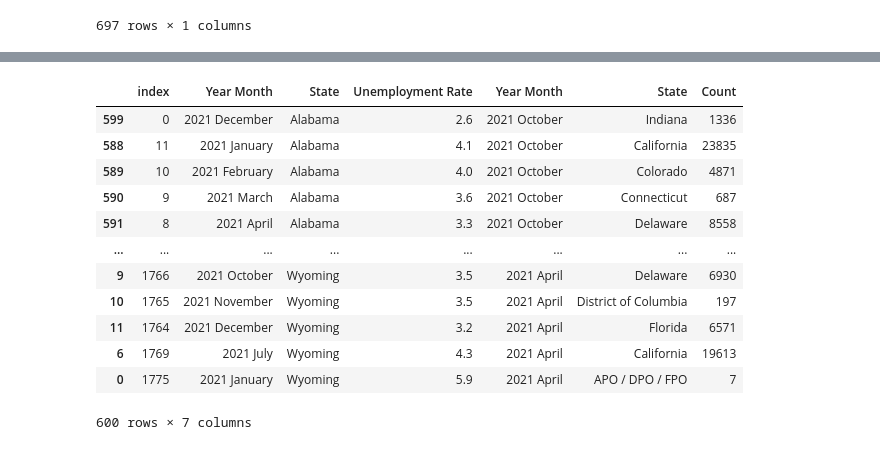
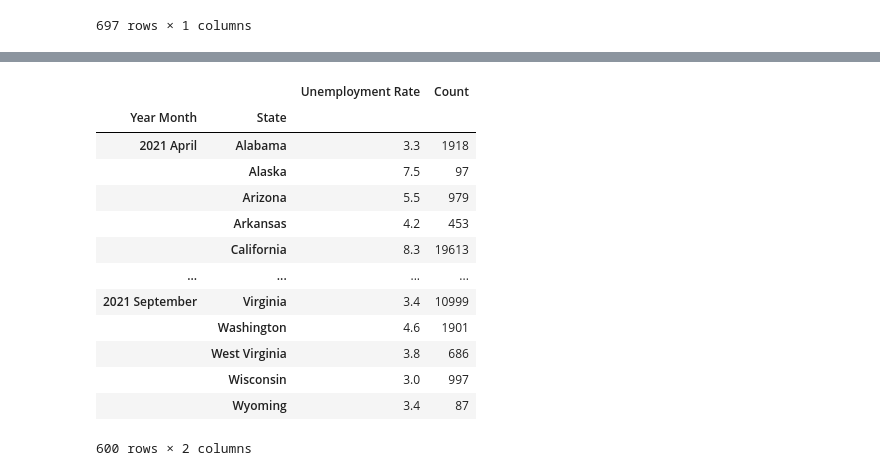
Before and after one commit to AkanSri/Project-1, a Jupyter notebook: Personal_Hakob/code_hakob.ipynb, the cells around one changed output, grey strips where cells are left out. Saved outputs shown, nothing was run; the diff lists cells and outputs as text; code cells hidden in the pictures.

```diff
--- a/Personal_Hakob/code_hakob.ipynb
+++ b/Personal_Hakob/code_hakob.ipynb
@@ -142,3 +143,10 @@ grouped_stats
 |  | Wisconsin | 997 |
 |  | Wyoming | 87 |
 697 rows × 1 columns
+# %%
+
+df_2021 = df_2021.reset_index()
+df_2021 = df_2021.drop(columns='index')
+
+grouped_2021 = df_2021.groupby(['Year Month', 'State']).sum()
+grouped_2021
@@ -145,22 +168,18 @@ grouped_stats
 # %%
-
-df_2021 = df_2021.reset_index()
-grouped_stats = grouped_stats.reset_index()
-df_2021 = df_2021.sort_values("State")
-
-combined_df = pd.concat([df_2021, grouped_stats], axis="columns", join="inner")
+combined_df = pd.concat([grouped_2021, grouped_stats], axis="columns", join="inner")
 combined_df
 # %% [output]
-|  | index | Year Month | State | Unemployment Rate | Year Month | State | Count |
-| 599 | 0 | 2021 December | Alabama | 2.6 | 2021 October | Indiana | 1336 |
-| 588 | 11 | 2021 January | Alabama | 4.1 | 2021 October | California | 23835 |
-| 589 | 10 | 2021 February | Alabama | 4.0 | 2021 October | Colorado | 4871 |
-| 590 | 9 | 2021 March | Alabama | 3.6 | 2021 October | Connecticut | 687 |
-| 591 | 8 | 2021 April | Alabama | 3.3 | 2021 October | Delaware | 8558 |
-| ... | ... | ... | ... | ... | ... | ... | ... |
-| 9 | 1766 | 2021 October | Wyoming | 3.5 | 2021 April | Delaware | 6930 |
-| 10 | 1765 | 2021 November | Wyoming | 3.5 | 2021 April | District of Columbia | 197 |
-| 11 | 1764 | 2021 December | Wyoming | 3.2 | 2021 April | Florida | 6571 |
-| 6 | 1769 | 2021 July | Wyoming | 4.3 | 2021 April | California | 19613 |
-| 0 | 1775 | 2021 January | Wyoming | 5.9 | 2021 April | APO / DPO / FPO | 7 |
+|  |  | Unemployment Rate | Count |
+| Year Month | State |  |  |
+| 2021 April | Alabama | 3.3 | 1918 |
+|  | Alaska | 7.5 | 97 |
+|  | Arizona | 5.5 | 979 |
+|  | Arkansas | 4.2 | 453 |
+|  | California | 8.3 | 19613 |
+| ... | ... | ... | ... |
+| 2021 September | Virginia | 3.4 | 10999 |
+|  | Washington | 4.6 | 1901 |
+|  | West Virginia | 3.8 | 686 |
+|  | Wisconsin | 3.0 | 997 |
+|  | Wyoming | 3.4 | 87 |
-600 rows × 7 columns
+600 rows × 2 columns
```
Also changed, not shown: parts of 2 cells of this notebook.
